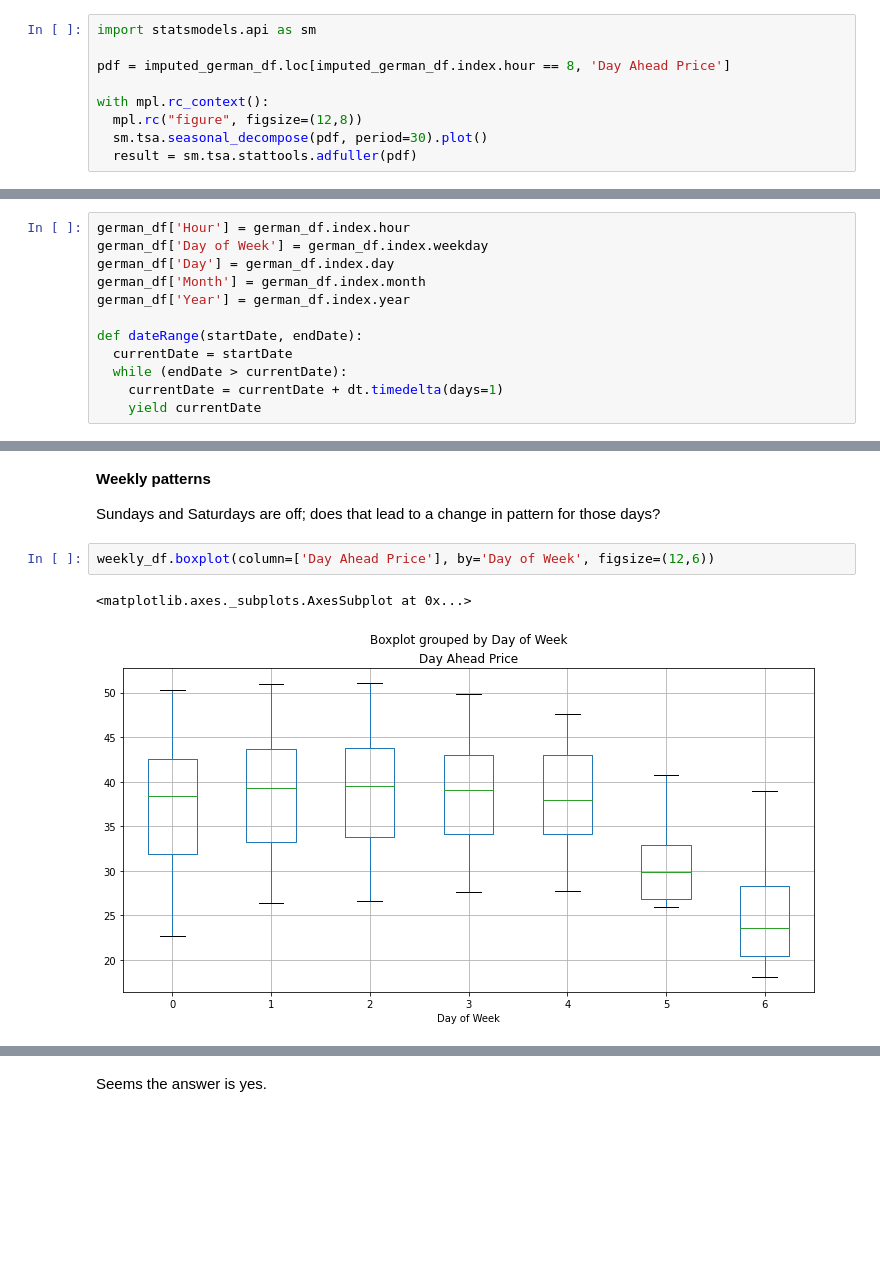
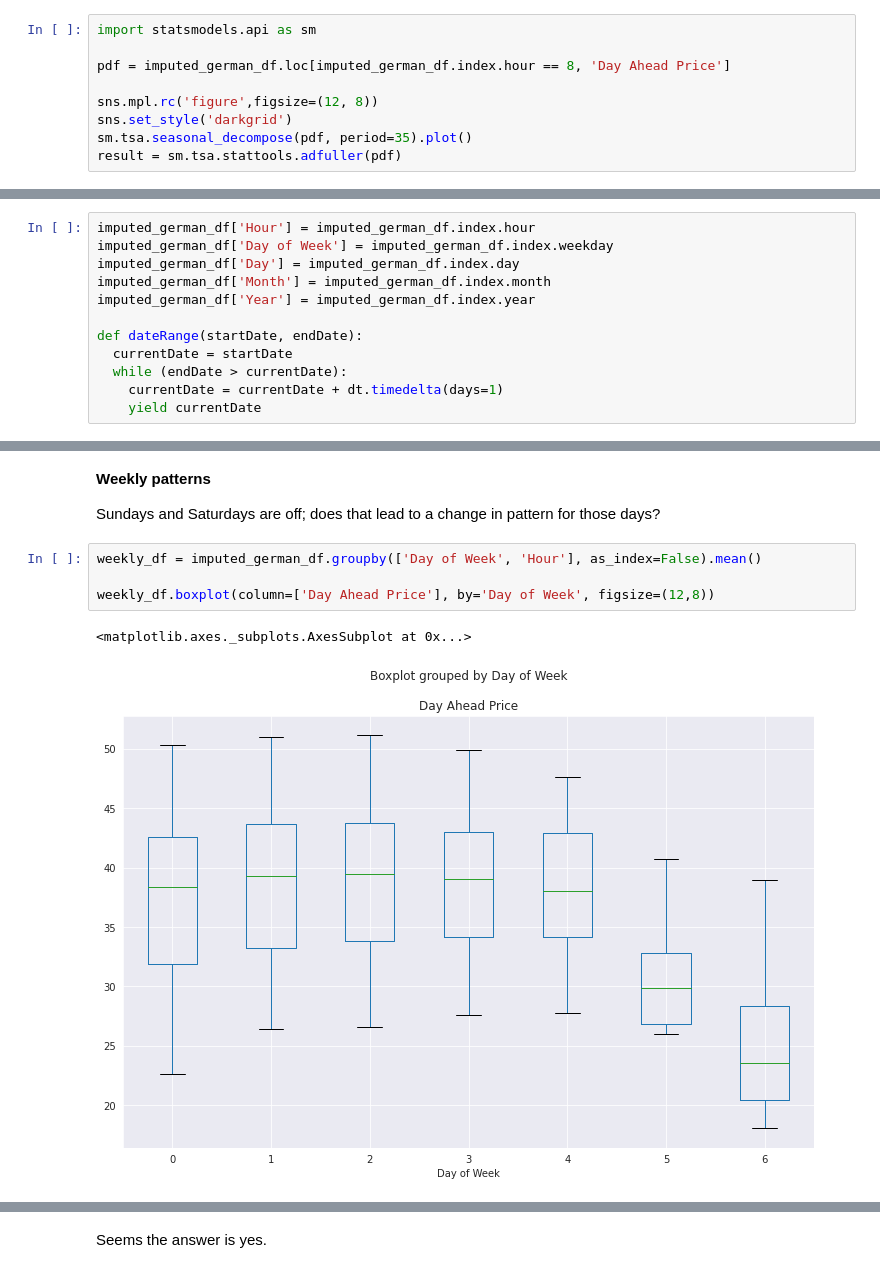
Before and after one commit to sandeshbhatjr/energy-prediction, a Jupyter notebook: docs/ep_cleandata.ipynb, the cells around one changed output, grey strips where cells are left out. Drawn from its saved outputs; the diff is of its cells as text; blank space fills up the shorter version.

```diff
--- a/docs/ep_cleandata.ipynb
+++ b/docs/ep_cleandata.ipynb
@@ -266,8 +266,8 @@ import statsmodels.api as sm
 
 pdf = imputed_german_df.loc[imputed_german_df.index.hour == 8, 'Day Ahead Price']
 
-with mpl.rc_context():
-  mpl.rc("figure", figsize=(12,8))
-  sm.tsa.seasonal_decompose(pdf, period=30).plot()
-  result = sm.tsa.stattools.adfuller(pdf)
+sns.mpl.rc('figure',figsize=(12, 8))
+sns.set_style('darkgrid')
+sm.tsa.seasonal_decompose(pdf, period=35).plot()
+result = sm.tsa.stattools.adfuller(pdf)
 # %% [output]
@@ -313,11 +313,11 @@ A typical way to incorporate non-local features into our dataset is to consider
 # %% [markdown]
 # Daily, weekly, monthly, and annual patterns
 # %%
-german_df['Hour'] = german_df.index.hour
-german_df['Day of Week'] = german_df.index.weekday
-german_df['Day'] = german_df.index.day
-german_df['Month'] = german_df.index.month
-german_df['Year'] = german_df.index.year
+imputed_german_df['Hour'] = imputed_german_df.index.hour
+imputed_german_df['Day of Week'] = imputed_german_df.index.weekday
+imputed_german_df['Day'] = imputed_german_df.index.day
+imputed_german_df['Month'] = imputed_german_df.index.month
+imputed_german_df['Year'] = imputed_german_df.index.year
 
 def dateRange(startDate, endDate):
   currentDate = startDate
@@ -409,8 +410,10 @@ for date in dateRange(starting, until):
 
 Sundays and Saturdays are off; does that lead to a change in pattern for those days?
 # %%
-weekly_df.boxplot(column=['Day Ahead Price'], by='Day of Week', figsize=(12,6))
+weekly_df = imputed_german_df.groupby(['Day of Week', 'Hour'], as_index=False).mean()
+
+weekly_df.boxplot(column=['Day Ahead Price'], by='Day of Week', figsize=(12,8))
 # %% [output]
 <matplotlib.axes._subplots.AxesSubplot at 0x...>
-[figure, old version]
+[figure, new version]
 # %%
```
Also changed, not shown: parts of 31 cells of this notebook.
